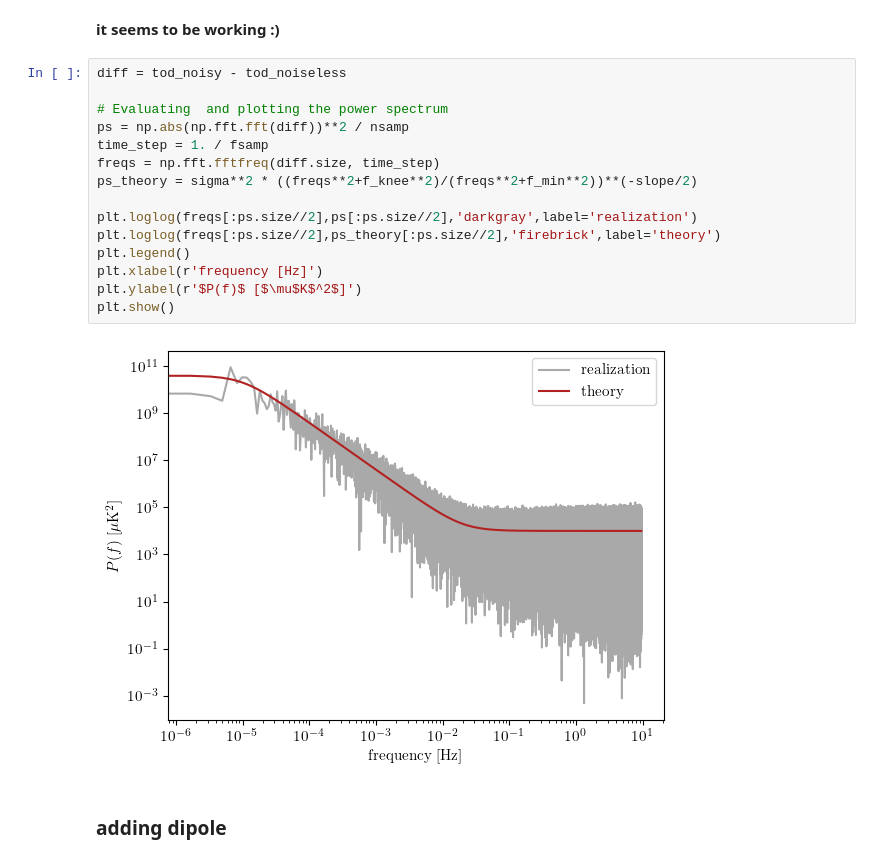
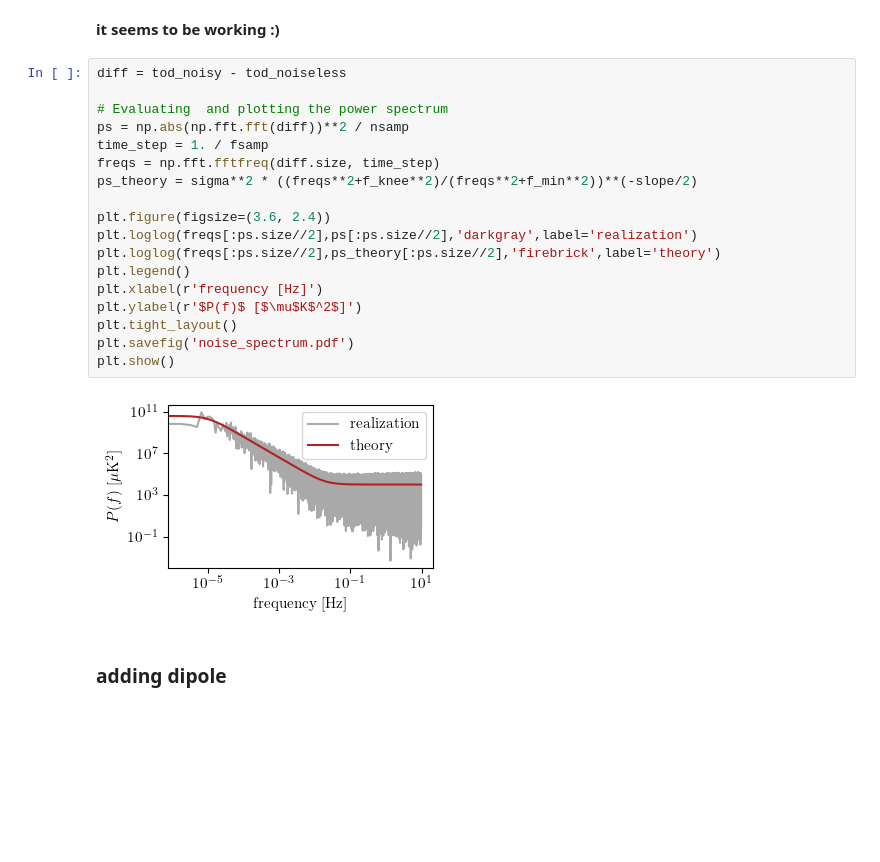
Before and after one commit to martamonelli/beamconv_again, a Jupyter notebook: notebooks/LiteBIRD-like.ipynb, the cells around one changed output. Cells and saved outputs as stored; diff of their text form; blank space fills up the shorter version.

```diff
--- a/notebooks/LiteBIRD-like.ipynb
+++ b/notebooks/LiteBIRD-like.ipynb
@@ -311,20 +314,23 @@ plt.show()
 # %%
 diff = tod_noisy - tod_noiseless
 
 # Evaluating  and plotting the power spectrum
 ps = np.abs(np.fft.fft(diff))**2 / nsamp
 time_step = 1. / fsamp
 freqs = np.fft.fftfreq(diff.size, time_step)
 ps_theory = sigma**2 * ((freqs**2+f_knee**2)/(freqs**2+f_min**2))**(-slope/2)
 
+plt.figure(figsize=(3.6, 2.4))
 plt.loglog(freqs[:ps.size//2],ps[:ps.size//2],'darkgray',label='realization')
 plt.loglog(freqs[:ps.size//2],ps_theory[:ps.size//2],'firebrick',label='theory')
 plt.legend()
 plt.xlabel(r'frequency [Hz]')
 plt.ylabel(r'$P(f)$ [$\mu$K$^2$]')
+plt.tight_layout()
+plt.savefig('noise_spectrum.pdf')
 plt.show()
 # %% [output]
-[figure, old version]
+[figure, new version]
 # %% [markdown]
 ### adding dipole
 # %%
```
Also changed, not shown: parts of 4 cells of this notebook.
